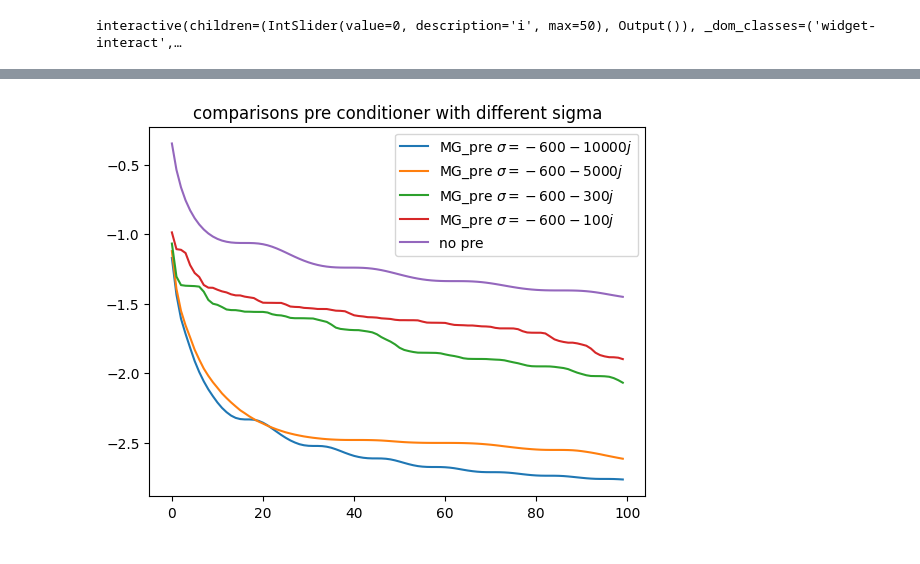
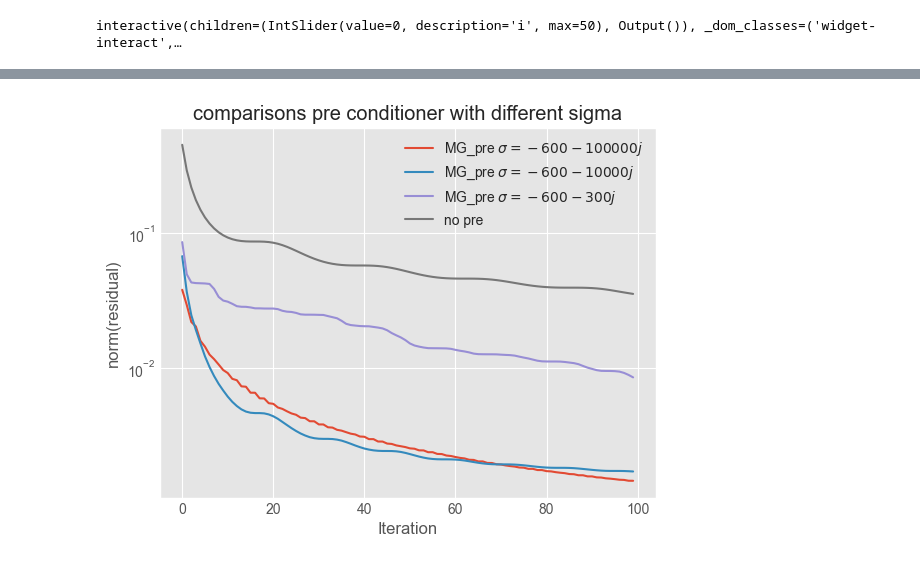
Before and after one commit to ISIPINK/Project-2023-2024-Multigrid-voor-het-oplossen-van-complex-waardige-Helmholtz-problemen, a Jupyter notebook: code/main.ipynb, the cells around one changed output, grey strips where cells are left out. Drawn from its saved outputs; the diff is of its cells as text; code cells hidden in the pictures.

```diff
--- a/code/main.ipynb
+++ b/code/main.ipynb
@@ -16,6 +16,10 @@ from functools import partial
 
 import matplotlib.pyplot as plt
 from ipywidgets import interact,widgets
+
+plt.rc('axes', grid=True)
+plt.rc('legend', loc='best')
+plt.style.use('ggplot')
 # %% [output]
 The autoreload extension is already loaded. To reload it, use:
   %reload_ext autoreload
@@ -271,10 +274,11 @@ interactive(children=(IntSlider(value=0, description='i', max=50), Output()), _d
 for n in [64,128,256,512]:
     errors = helmholtz2D_model(n=n,iterations = 10)
     norms =  [norm(e) for e in errors]
-    plt.plot(range(len(errors)), np.log10(norms), label=f"n = {n}")
+    plt.plot(norms, label=f"n = {n}")
 
+plt.yscale("log")
 plt.xlabel("Iteration")
-plt.ylabel("log10(norm(error))")
+plt.ylabel("norm(error)")
 plt.title("Convergence of 2D V-cycles")
 plt.grid(True)
 plt.legend()
@@ -319,11 +323,11 @@ for log4n in range(2,5):
         iterations = 10,
         recursion_depth=log4n-1)
     norms =  [norm(e) for e in errors]
-    plt.plot(range(len(errors)), np.log10(norms), label=f"n = {int(4**log4n)}")
+    plt.plot(norms, label=f"n = {int(4**log4n)}")
 
+plt.yscale("log")
 plt.xlabel("Iteration")
-plt.ylabel("log10(norm(error))")
-plt.grid(True)
+plt.ylabel("norm(error)")
 plt.title("Convergence of aggressive V-cycles")
 plt.legend()
 plt.show()
@@ -339,7 +343,6 @@ plt_vecs(errors,[f"errors after {i} aggressive Vcycles" for i in range(len(error
 # %% [output]
 interactive(children=(IntSlider(value=0, description='i', max=50), Output()), _dom_classes=('widget-interact',…
 # %%
-
 def GMRES_norms(n,pre_con=None,restart=20,max_iter =1,label=""):
     if not(pre_con):
         pre_con = eye((n-1)**2)
@@ -347,8 +350,6 @@ def GMRES_norms(n,pre_con=None,restart=20,max_iter =1,label=""):
     pr_norms = []
     def callback(x):
         pr_norms.append(x)
-
-    # Initialize an empty list to store residuals
 
     n = 128
 
@@ -360,6 +361,8 @@ def GMRES_norms(n,pre_con=None,restart=20,max_iter =1,label=""):
         maxiter=max_iter,
         callback= callback,
         callback_type ="pr_norm")
-    its = np.array(range(len(pr_norms)))
-    plt.plot(its,np.log10(pr_norms),label=label)
-    # plt.plot(its,np.log10(np.exp(-np.sqrt(its/100)))-1,label=label)
+    plt.plot(pr_norms,label=label)
+    plt.yscale('log')
+    plt.title("GMRES pre, norm residuals")
+    plt.xlabel("Iteration")
+    plt.ylabel("norm(residual)")
@@ -372,28 +369,27 @@ plt.show()
 # %%
 n = 128
 def Helmholtz2D_MG_pre_Vcycle(n,sigma):
     return LinearOperator(((n-1)**2,(n-1)**2),lambda u: geoVcycle(
             mat = (partial(helmholtz2D,sigma=sigma)),
             f= pointsource_half2D(n),
             u=u,
             nu1=1,
             nu2=1,
             relax=partial(wjacobi,omega= 2/3),
             restrict=simple_restrict2D,
             interpolate=simple_interpolate2D,
             recursion_depth=100,
             dimensions =2
 ))
 
 rsts = 100
 miter = 1
+GMRES_norms(n,Helmholtz2D_MG_pre_Vcycle(n,complex(-600,-100000)),rsts,miter,label=r"MG_pre $\sigma = -600-100000j$")
 GMRES_norms(n,Helmholtz2D_MG_pre_Vcycle(n,complex(-600,-10000)),rsts,miter,label=r"MG_pre $\sigma = -600-10000j$")
-GMRES_norms(n,Helmholtz2D_MG_pre_Vcycle(n,complex(-600,-5000)),rsts,miter,label=r"MG_pre $\sigma = -600-5000j$")
 GMRES_norms(n,Helmholtz2D_MG_pre_Vcycle(n,complex(-600,-300)),rsts,miter,label=r"MG_pre $\sigma = -600-300j$")
-GMRES_norms(n,Helmholtz2D_MG_pre_Vcycle(n,complex(-600,-100)),rsts,miter,label=r"MG_pre $\sigma = -600-100j$")
 GMRES_norms(n,None,rsts,miter,label="no pre")
 plt.title("comparisons pre conditioner with different sigma")
 plt.legend()
 plt.show()
 # %% [output]
-[figure, old version]
+[figure, new version]
```
Also changed, not shown: parts of 9 cells of this notebook, 9 other files.
